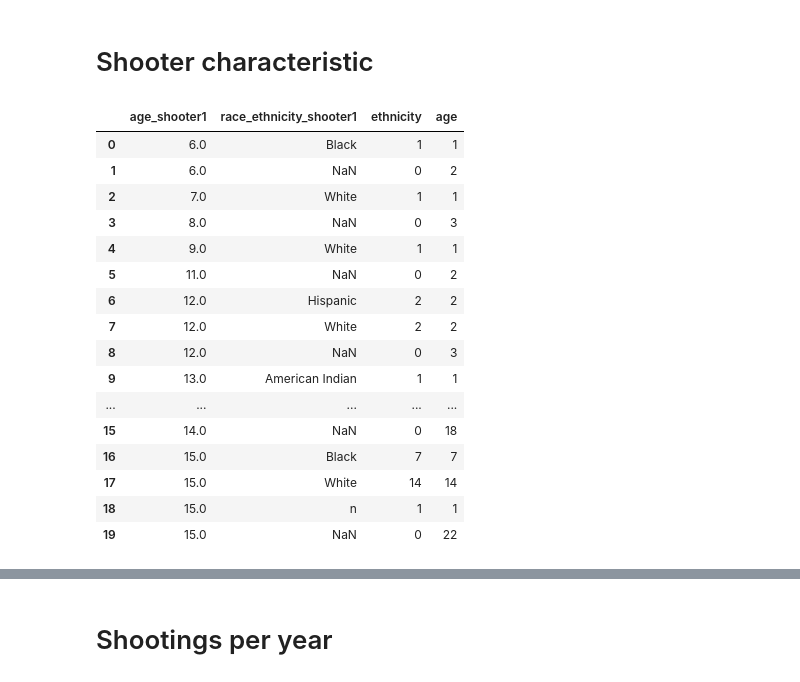
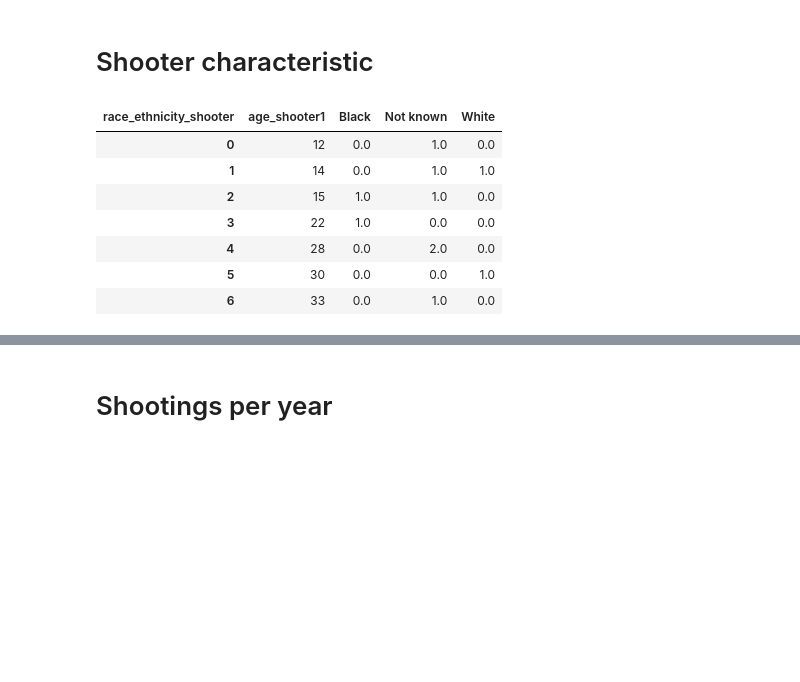
Before and after one commit to julzerinos/school-shootings-analysis, a Jupyter notebook: analysis/data_analysis_marta.ipynb, the cells around one changed output, grey strips where cells are left out. Drawn from its saved outputs; the diff is of its cells as text; code cells hidden in the pictures; blank space fills up the shorter version.

```diff
--- a/analysis/data_analysis_marta.ipynb
+++ b/analysis/data_analysis_marta.ipynb
@@ -99,36 +97,36 @@ plotly.offline.plot(fig, filename="../docs/assets/htmls/shootings_weekday.html")
 # %%
 races= {'a': 'Asian', 'ai':'American Indian','b':'Black','h':'Hispanic','w':'White'}
 def assign_race(race):
+    if race is np.nan:
+        return "Not known"
     if race in races:
         return races[race]
-    return race
+    return "Not known"
 # %%
 df['gender_shooter1'].isna().sum()
-df['race_ethnicity_shooter1'] = df['race_ethnicity_shooter1'].apply(lambda x: assign_race(x))
+# assign race from dictionary
+df['race_ethnicity_shooter'] = df['race_ethnicity_shooter1'].apply(lambda x: assign_race(x))
+# reove cells where age of the shooter was not known
+df = df[df['age_shooter1'].notna()]
+# convert age to int
+df['age_shooter1'] = df['age_shooter1'].astype(int)
+# separate data for men and women
 women = df[df['gender_shooter1'] == 'f']
 men = df[df['gender_shooter1'] == 'm']
 # aggregate women
-# women_ethnicity = women.loc[:,['age_shooter1','race_ethnicity_shooter1']].value_counts(dropna=False).unstack()
-# women_ethnicity = women_ethnicity.reset_index()
-# women_ethnicity.head(20)
+women_ethnicity = women.loc[:,['age_shooter1','race_ethnicity_shooter']].value_counts(dropna=False).unstack()
+women_ethnicity = women_ethnicity.fillna(0)
+women_ethnicity = women_ethnicity.reset_index()
 #aggregate men
-men_ethnicity = men.groupby(['age_shooter1', 'race_ethnicity_shooter1'], dropna=False).agg(ethnicity=('race_ethnicity_shooter1', 'count'), age=('age_shooter1', 'count')).reset_index()
-men_ethnicity.head(20)
+men_ethnicity = men.loc[:,['age_shooter1','race_ethnicity_shooter']].value_counts(dropna=False).unstack()
+men_ethnicity = men_ethnicity.fillna(0)
+men_ethnicity = men_ethnicity.reset_index()
 # %% [output]
-|  | age_shooter1 | race_ethnicity_shooter1 | ethnicity | age |
-| 0 | 6.0 | Black | 1 | 1 |
-| 1 | 6.0 | NaN | 0 | 2 |
-| 2 | 7.0 | White | 1 | 1 |
-| 3 | 8.0 | NaN | 0 | 3 |
-| 4 | 9.0 | White | 1 | 1 |
-| 5 | 11.0 | NaN | 0 | 2 |
-| 6 | 12.0 | Hispanic | 2 | 2 |
-| 7 | 12.0 | White | 2 | 2 |
-| 8 | 12.0 | NaN | 0 | 3 |
-| 9 | 13.0 | American Indian | 1 | 1 |
-| ... | ... | ... | ... | ... |
-| 15 | 14.0 | NaN | 0 | 18 |
-| 16 | 15.0 | Black | 7 | 7 |
-| 17 | 15.0 | White | 14 | 14 |
-| 18 | 15.0 | n | 1 | 1 |
-| 19 | 15.0 | NaN | 0 | 22 |
+| race_ethnicity_shooter | age_shooter1 | Black | Not known | White |
+| 0 | 12 | 0.0 | 1.0 | 0.0 |
+| 1 | 14 | 0.0 | 1.0 | 1.0 |
+| 2 | 15 | 1.0 | 1.0 | 0.0 |
+| 3 | 22 | 1.0 | 0.0 | 0.0 |
+| 4 | 28 | 0.0 | 2.0 | 0.0 |
+| 5 | 30 | 0.0 | 0.0 | 1.0 |
+| 6 | 33 | 0.0 | 1.0 | 0.0 |
```
Also changed, not shown: parts of 24 cells of this notebook, 2 other files.
